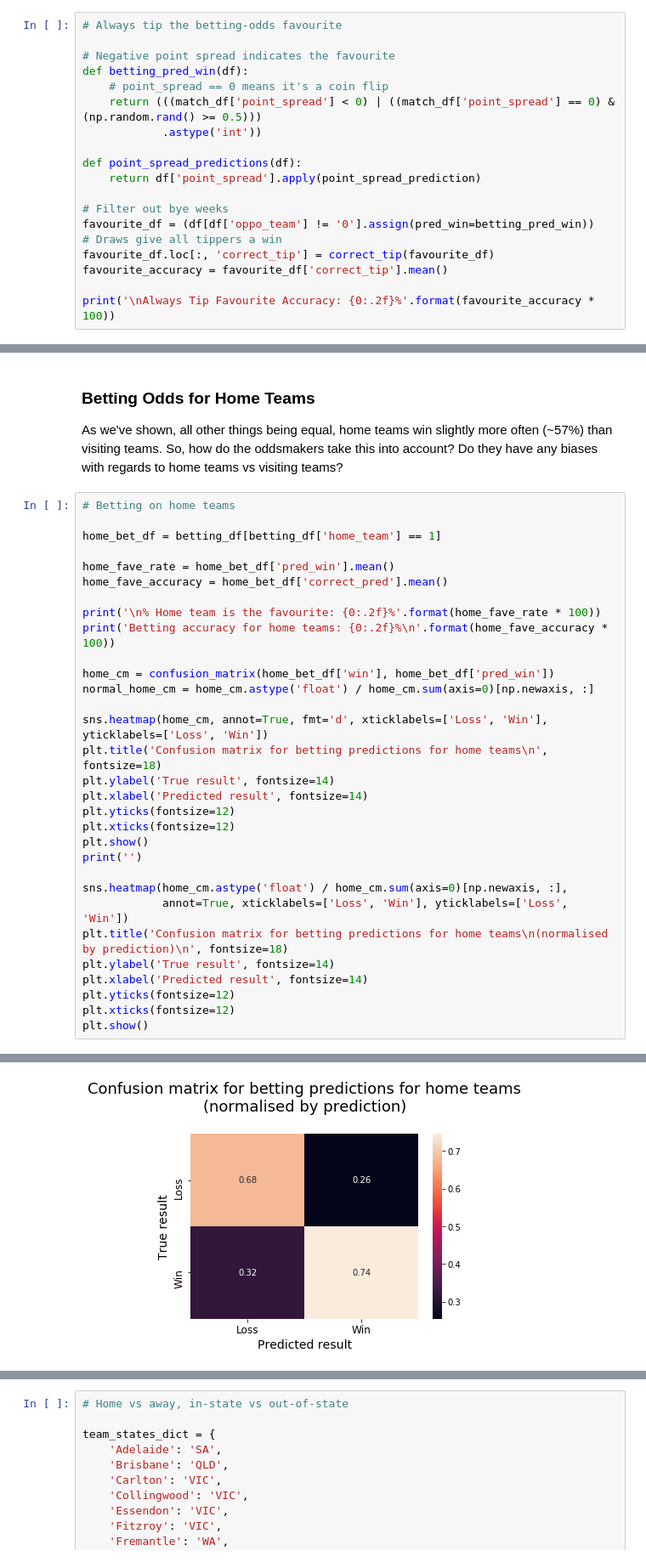
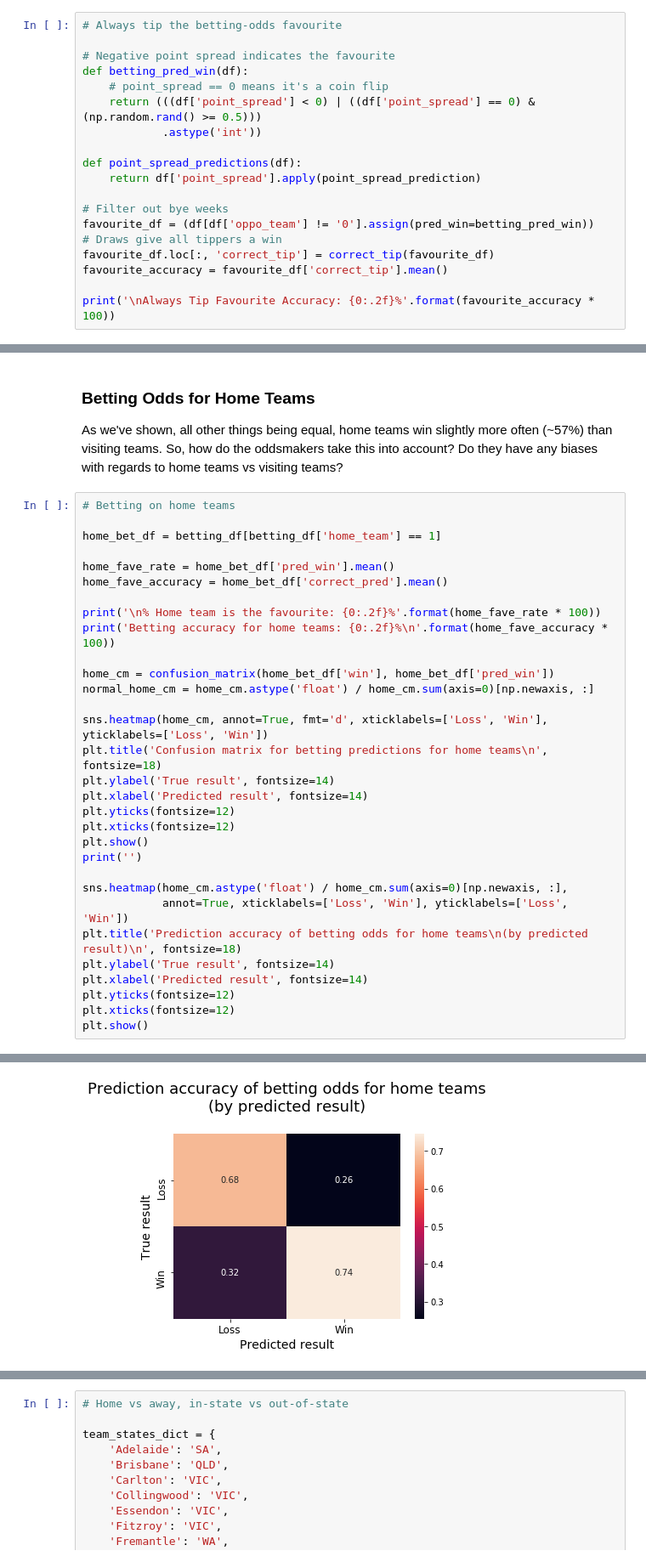
Before and after one commit to cfranklin11/footy-tipper, a Jupyter notebook: experiments/notebooks/1.0-analysis-of-heuristics.ipynb, the cells around one changed output, grey strips where cells are left out. Shown: that part at 85% size. Saved outputs shown, nothing was run; the diff lists cells and outputs as text.

```diff
--- a/experiments/notebooks/1.0-analysis-of-heuristics.ipynb
+++ b/experiments/notebooks/1.0-analysis-of-heuristics.ipynb
@@ -189,7 +191,7 @@ From the perspective of the end-user, this is a heuristic almost as simple as ti
 # Negative point spread indicates the favourite
 def betting_pred_win(df):
     # point_spread == 0 means it's a coin flip
-    return (((match_df['point_spread'] < 0) | ((match_df['point_spread'] == 0) & (np.random.rand() >= 0.5)))
+    return (((df['point_spread'] < 0) | ((df['point_spread'] == 0) & (np.random.rand() >= 0.5)))
             .astype('int'))
 
 def point_spread_predictions(df):
@@ -293,33 +298,33 @@ home_bet_df = betting_df[betting_df['home_team'] == 1]
 
 home_fave_rate = home_bet_df['pred_win'].mean()
 home_fave_accuracy = home_bet_df['correct_pred'].mean()
 
 print('\n% Home team is the favourite: {0:.2f}%'.format(home_fave_rate * 100))
 print('Betting accuracy for home teams: {0:.2f}%\n'.format(home_fave_accuracy * 100))
 
 home_cm = confusion_matrix(home_bet_df['win'], home_bet_df['pred_win'])
 normal_home_cm = home_cm.astype('float') / home_cm.sum(axis=0)[np.newaxis, :]
 
 sns.heatmap(home_cm, annot=True, fmt='d', xticklabels=['Loss', 'Win'], yticklabels=['Loss', 'Win'])
 plt.title('Confusion matrix for betting predictions for home teams\n', fontsize=18)
 plt.ylabel('True result', fontsize=14)
 plt.xlabel('Predicted result', fontsize=14)
 plt.yticks(fontsize=12)
 plt.xticks(fontsize=12)
 plt.show()
 print('')
 
 sns.heatmap(home_cm.astype('float') / home_cm.sum(axis=0)[np.newaxis, :],
             annot=True, xticklabels=['Loss', 'Win'], yticklabels=['Loss', 'Win'])
-plt.title('Confusion matrix for betting predictions for home teams\n(normalised by prediction)\n', fontsize=18)
+plt.title('Prediction accuracy of betting odds for home teams\n(by predicted result)\n', fontsize=18)
 plt.ylabel('True result', fontsize=14)
 plt.xlabel('Predicted result', fontsize=14)
 plt.yticks(fontsize=12)
 plt.xticks(fontsize=12)
 plt.show()
 # %% [output]
 % Home team is the favourite: 57.68%
 Betting accuracy for home teams: 72.26%
 [figure]
-[figure, old version]
+[figure, new version]
 # %% [markdown]
```
Also changed, not shown: parts of 19 cells of this notebook.
